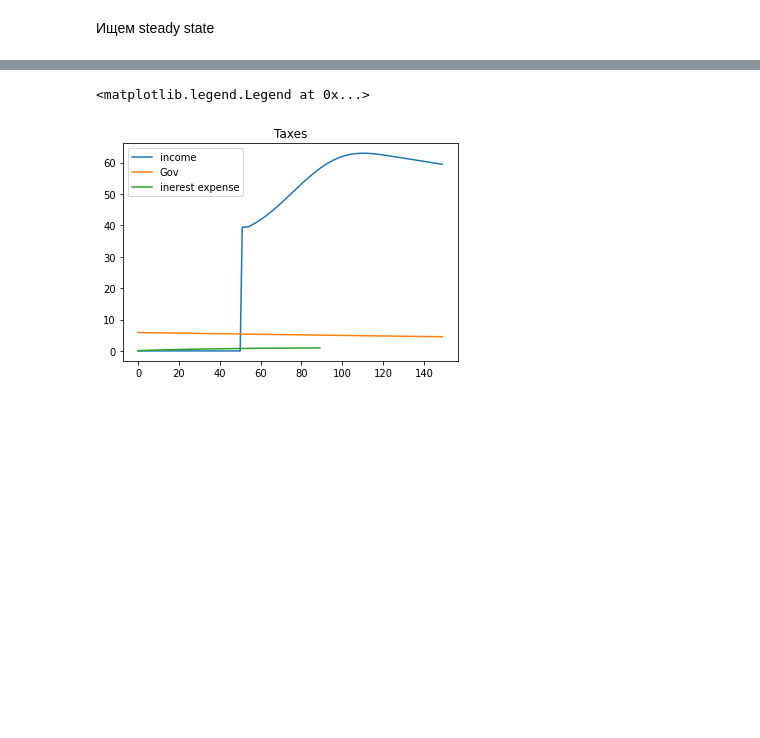
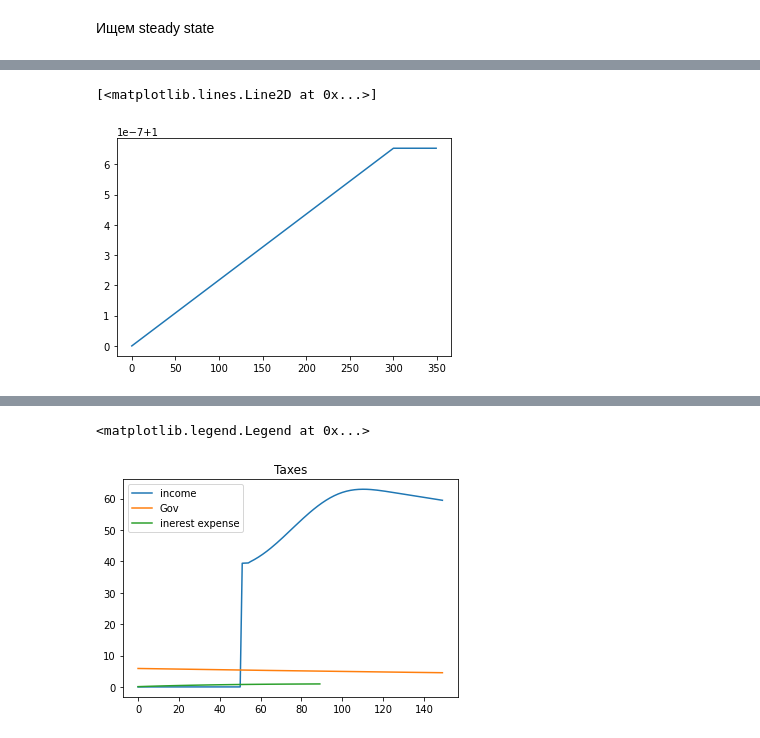
Before and after one commit to mkhlgrv/olg, a Jupyter notebook: steady_state.ipynb, the cells around one changed output, grey strips where cells are left out. Cells and saved outputs as stored; diff of their text form; code cells hidden in the pictures; blank space fills up the shorter version.

```diff
--- a/steady_state.ipynb
+++ b/steady_state.ipynb
@@ -652 +777,6 @@ KeyboardInterrupt:
+# %%
+plt.plot(olg.price[:350])
+# %% [output]
+[<matplotlib.lines.Line2D at 0x...>]
+[figure, added]
 # %%
```
Also changed, not shown: parts of 21 cells of this notebook, 3 other files.
